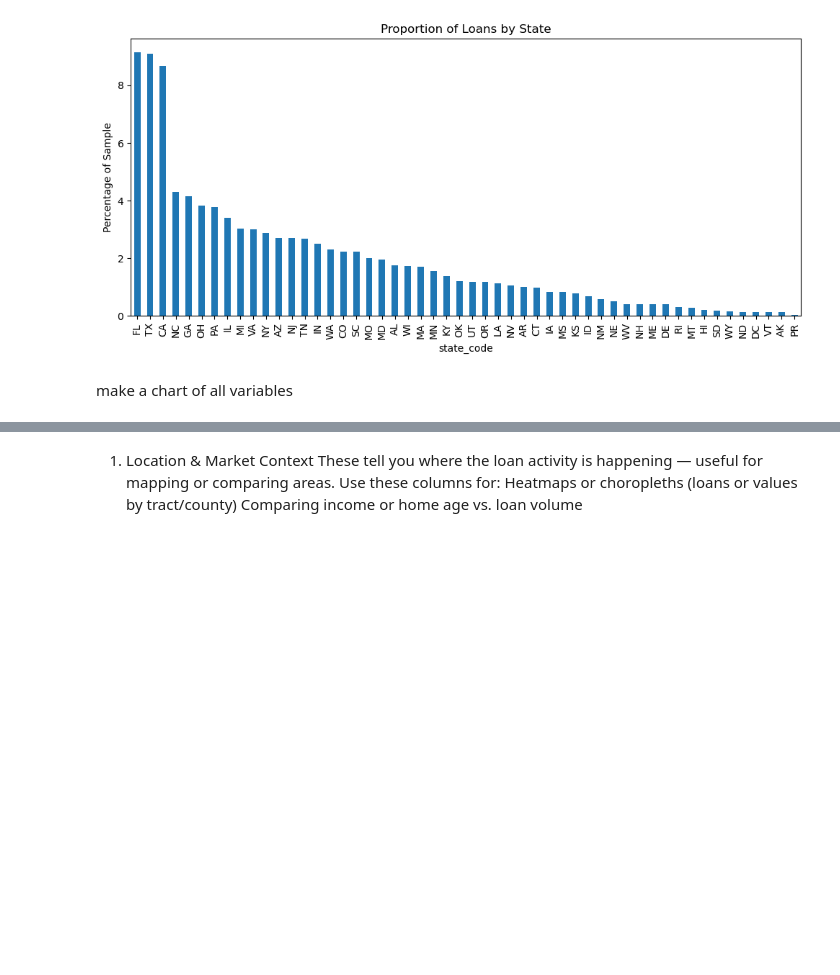
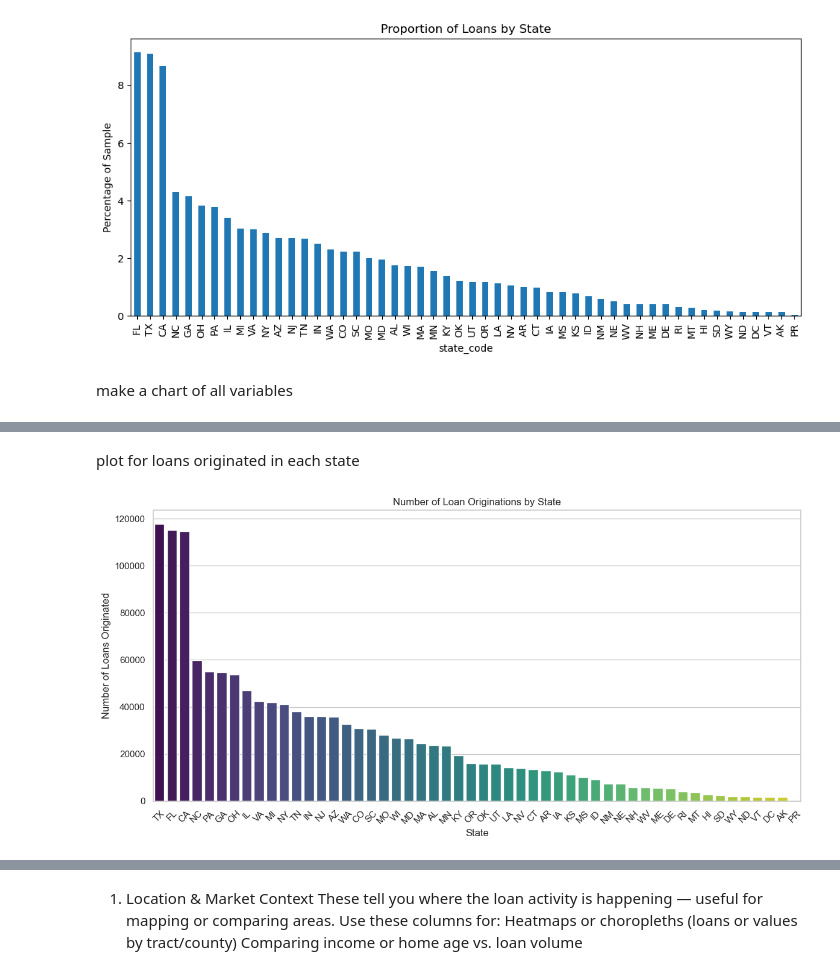
Before and after one commit to JohnQuattrini/-John-Quattrini-Real-Estate-Trends-INST414-Data-Science-Techniques, a Jupyter notebook: capstone_sprint2.ipynb, the cells around one changed output, grey strips where cells are left out. Saved outputs shown, nothing was run; the diff lists cells and outputs as text; code cells hidden in the pictures; blank space fills up the shorter version.

```diff
--- a/capstone_sprint2.ipynb
+++ b/capstone_sprint2.ipynb
@@ -351,0 +266,15 @@ hmda_sample['denial_reason_1_desc'] = hmda_sample['denial_reason_1'].map(denial_
+# %%
+#Remove Duplicate Records
+# ---------------------------
+num_duplicates = hmda_sample.duplicated().sum()
+print(f"Initial duplicates: {num_duplicates}")
+
+# Drop exact duplicates
+hmda_sample = hmda_sample.drop_duplicates()
+
+# Confirm removal
+num_duplicates_after = hmda_sample.duplicated().sum()
+print(f"Remaining duplicates: {num_duplicates_after}")
+print(f"Final dataset shape: {hmda_sample.shape}")
+
+print([col for col in hmda_sample.columns if 'Unnamed' in col])
@@ -427,0 +395,20 @@ if 'loan_amount' in hmda_sample.columns:
+# %% [markdown]
+plot for loans originated in each state
+# %%
+# Filter only loans that were originated
+originated = hmda_sample[hmda_sample['action_taken'] == 1]
+
+# Count loans per state
+state_counts = originated['state_code'].value_counts().sort_values(ascending=False)
+
+# Plot
+plt.figure(figsize=(12,6))
+sns.barplot(x=state_counts.index, y=state_counts.values, palette="viridis")
+plt.title('Number of Loan Originations by State')
+plt.xlabel('State')
+plt.ylabel('Number of Loans Originated')
+plt.xticks(rotation=45)
+plt.tight_layout()
+plt.show()
+# %% [output]
+[figure, added]
```
Also changed, not shown: parts of 8 cells of this notebook.
